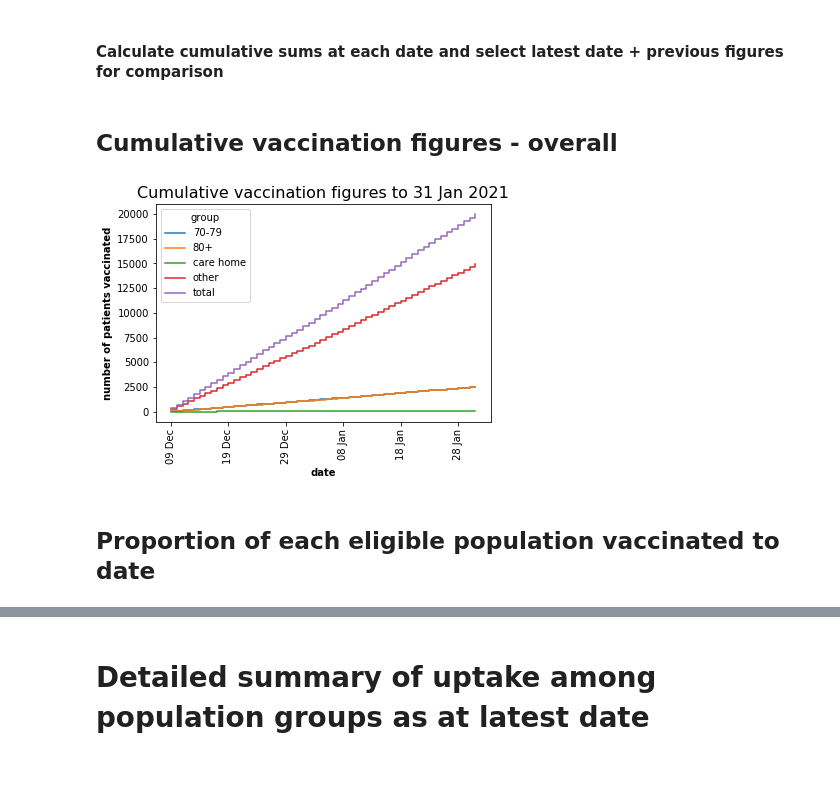
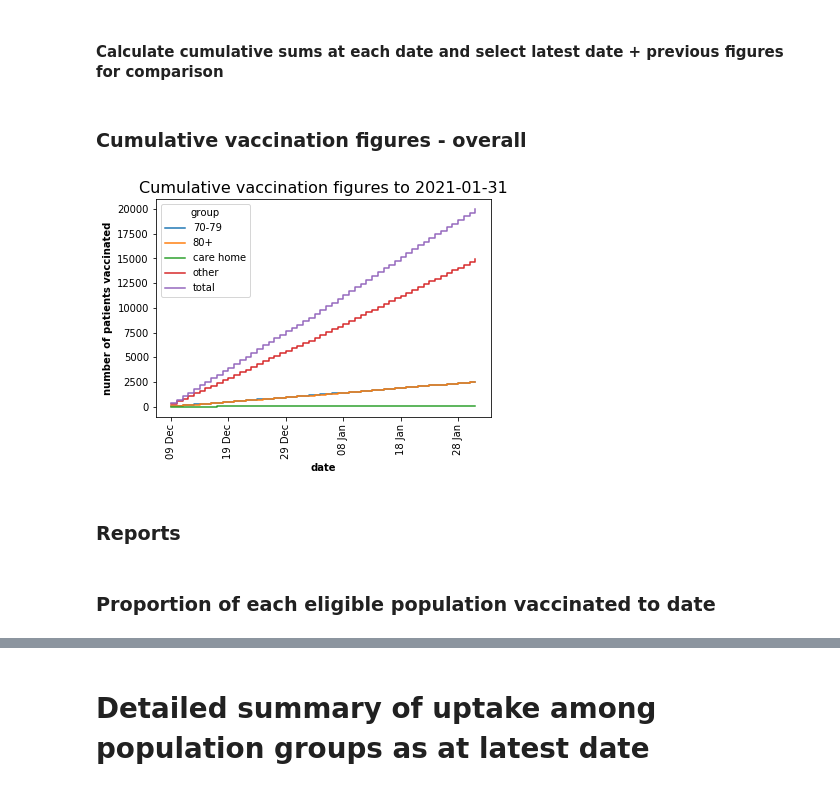
Before and after one commit to opensafely/nhs-covid-vaccination-coverage, a Jupyter notebook: notebooks/population_characteristics.ipynb, the cells around one changed output, grey strips where cells are left out. Cells and saved outputs as stored; diff of their text form; code cells hidden in the pictures.

```diff
--- a/notebooks/population_characteristics.ipynb
+++ b/notebooks/population_characteristics.ipynb
@@ -110,0 +26,3 @@ latest date  31 Jan 2021
+# %%
+# create output directories to save files into
+savepath, savepath_figure_csvs, savepath_table_csvs = create_output_dirs()
@@ -110,0 +31,4 @@ latest date  31 Jan 2021
+# %%
+df = load_data()
+# %%
+latest_date, formatted_latest_date = find_and_save_latest_date(df, savepath=savepath)
@@ -310,24 +54,2 @@ def report_results(df_dict_cum, group, breakdown=[]):
 # %% [markdown]
-## Cumulative vaccination figures - overall
+### Cumulative vaccination figures - overall
-# %%
-# cumulative chart by day of total vaccines given
-dfp = df.copy().loc[(df["covid_vacc_date"]!=0)]
-dfp["group"] = np.where(dfp["community_ageband"].isin(["80+","70-79","care home"]), dfp["community_ageband"], "other")
-dfp = dfp.groupby(["covid_vacc_date","group"])[["patient_id"]].count()
-dfp = dfp.unstack().fillna(0).cumsum().reset_index().replace([0,1,2,3,4,5],0)
-
-dfp["covid_vacc_date"] = pd.to_datetime(dfp["covid_vacc_date"]).dt.strftime("%d %b")
-dfp = dfp.set_index("covid_vacc_date")
-dfp.columns = dfp.columns.droplevel()
-dfp["total"] = dfp.sum(axis=1)
-
-dfp.plot(legend=True, ds='steps-post')
-
-plt.xlabel("date", fontweight='bold')
-plt.xticks(rotation=90)
-plt.ylabel("number of patients vaccinated", fontweight='bold')
-plt.title(f"Cumulative vaccination figures to {latest_date_fmt}", fontsize=16)
-plt.savefig(os.path.join(savepath["figures"], f"Cumulative vaccination figures.svg"), dpi=300, bbox_inches='tight')
-plt.show()
-# %% [output]
-[figure, removed]
@@ -340,0 +58,6 @@ for g in groups:
+# %%
+make_vaccine_graphs(df, latest_date=latest_date, savepath=savepath)
+# %% [output]
+[figure, added]
+# %% [markdown]
+### Reports
@@ -341,2 +68,2 @@ for g in groups:
 # %% [markdown]
-## Proportion of each eligible population vaccinated to date
+### Proportion of each eligible population vaccinated to date
```
Also changed, not shown: parts of 32 cells of this notebook, 4 other files.
